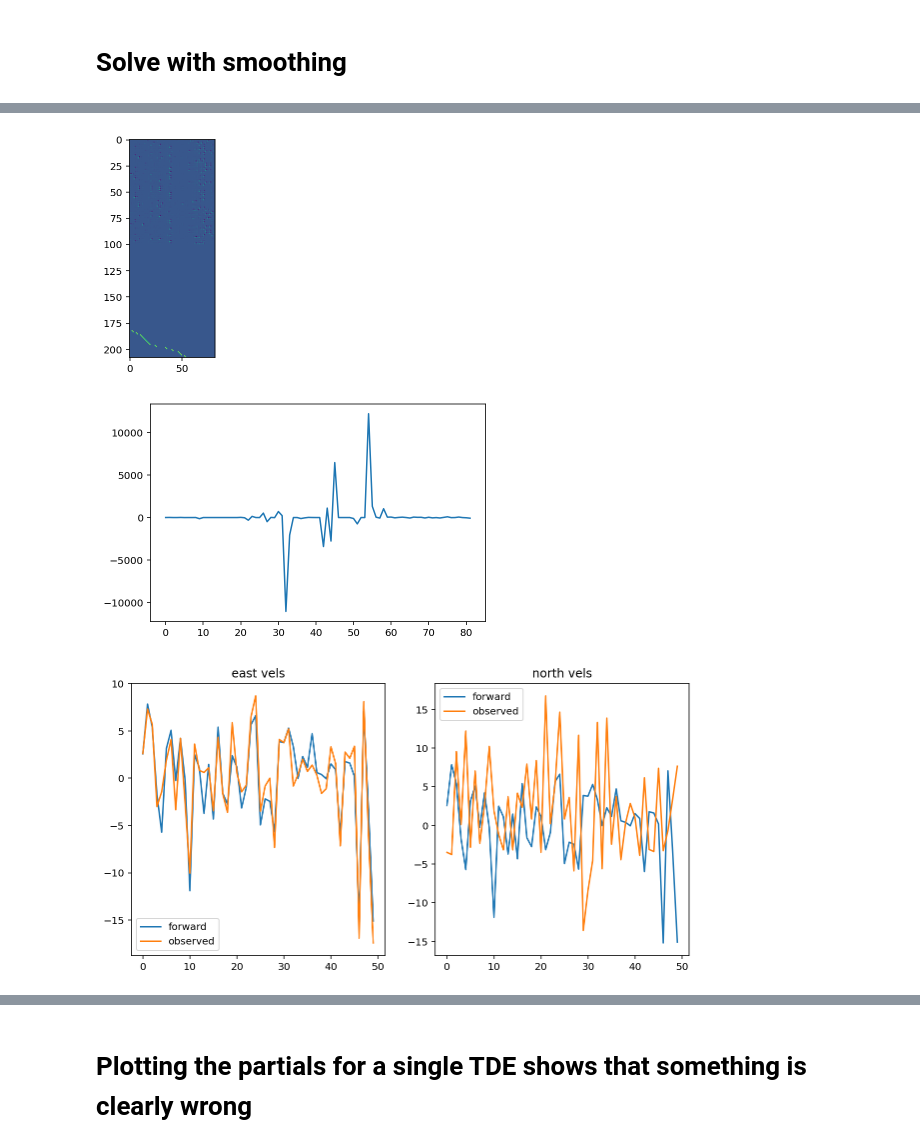
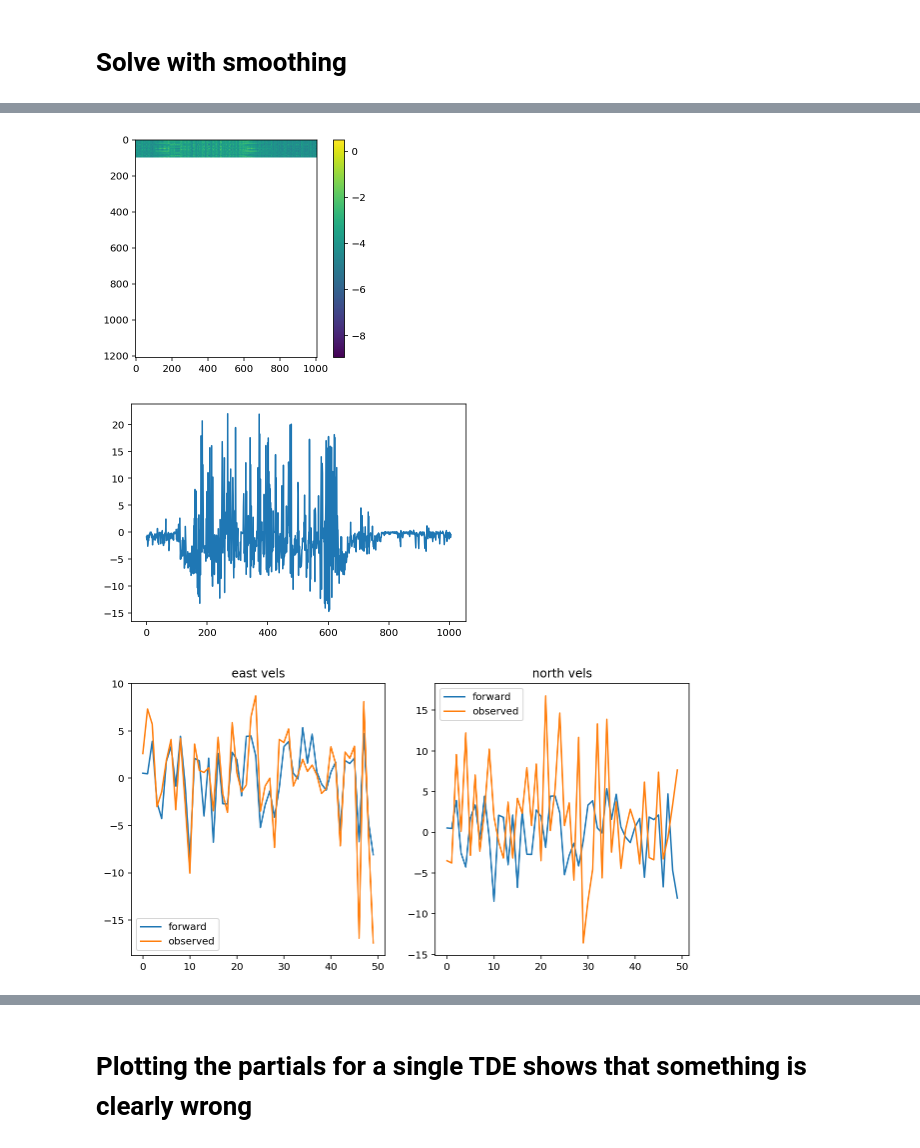
Before and after one commit to jploveless/relax_disloc, a Jupyter notebook: hector_mine.ipynb, the cells around one changed output, grey strips where cells are left out. Drawn from its saved outputs; the diff is of its cells as text; code cells hidden in the pictures.

Commit message:
Working now.  Need good graphics.

```diff
--- a/hector_mine.ipynb
+++ b/hector_mine.ipynb
@@ -255,6 +255,8 @@ for i in range(1):
 
 celeri.get_mesh_perimeter(meshes)
 meshes[0].coords = meshes[0].meshio_object.points
+meshes[0].coords[:, 0] += df_fault.lon.mean()
+meshes[0].coords[:, 1] += df_fault.lat.mean()
 meshes[0].coords[:, 2] = 30
 meshes[0].centroids[:, 0] += df_fault.lon.mean()
 meshes[0].centroids[:, 1] += df_fault.lat.mean()
@@ -265,7 +267,3 @@ meshes[0].lon2[:] += df_fault.lon.mean()
 meshes[0].lat2[:] += df_fault.lat.mean()
 meshes[0].lon3[:] += df_fault.lon.mean()
 meshes[0].lat3[:] += df_fault.lat.mean()
-# %%
-meshes[0].centroids[:, 2] = 30
-meshes[0].centroids[:, 2]
-meshes[0].centroids[:, 1]
@@ -600,7 +588,7 @@ assembled_mat[0 : 2 * len(df_gps), :] = tde_matrix
 # Insert smoothing matrices
 source_row_start = 2 * len(df_gps)
 source_row_end = 2 * len(df_gps) + 2 * n_tri
-assembled_mat[source_row_start:source_row_end, :] = 7e-5 * smoothing_matrix
+assembled_mat[source_row_start:source_row_end, :] = 1e9 * smoothing_matrix
 
 # Insert clip constraint matrix
 assembled_mat[source_row_end::, :] = 1e0 * constraint_matrix
@@ -617,37 +605,38 @@ data_vector_smooth[np.arange(1, 100, 2)] = df_gps.north.values
 est_slip_smooth = (
     np.linalg.inv(assembled_mat.T @ assembled_mat)
     @ assembled_mat.T
     @ data_vector_smooth
 )
 
 est_slip_smooth = np.linalg.pinv(assembled_mat) @ data_vector_smooth
 
 predictions_smooth = assembled_mat @ est_slip_smooth
 predictions_east_smooth = predictions_smooth[np.arange(0, 100, 2)]
 predictions_north_smooth = predictions_smooth[np.arange(0, 100, 2)]
 
 plt.figure()
-plt.imshow(assembled_mat)
+plt.imshow(np.log10(np.abs(assembled_mat)))
+plt.colorbar()
 plt.show()
 
 plt.plot(est_slip_smooth)
 
 plt.figure(figsize=(10, 5))
 plt.subplot(1, 2, 1)
 plt.plot(predictions_east_smooth, label="forward")
 plt.plot(df_gps.east, label="observed")
 plt.title("east vels")
 plt.legend()
 plt.subplot(1, 2, 2)
 plt.plot(predictions_north_smooth, label="forward")
 plt.plot(df_gps.north, label="observed")
 plt.title("north vels")
 plt.legend()
 plt.show()
 # %% [output]
-[figure, old version]
+[figure, new version]
-[figure, old version]
+[figure, new version]
-[figure, old version]
+[figure, new version]
 # %%
 plt.figure(figsize=(10, 4))
 plt.subplot(1, 2, 1)
```
Also changed, not shown: parts of 11 cells of this notebook.
